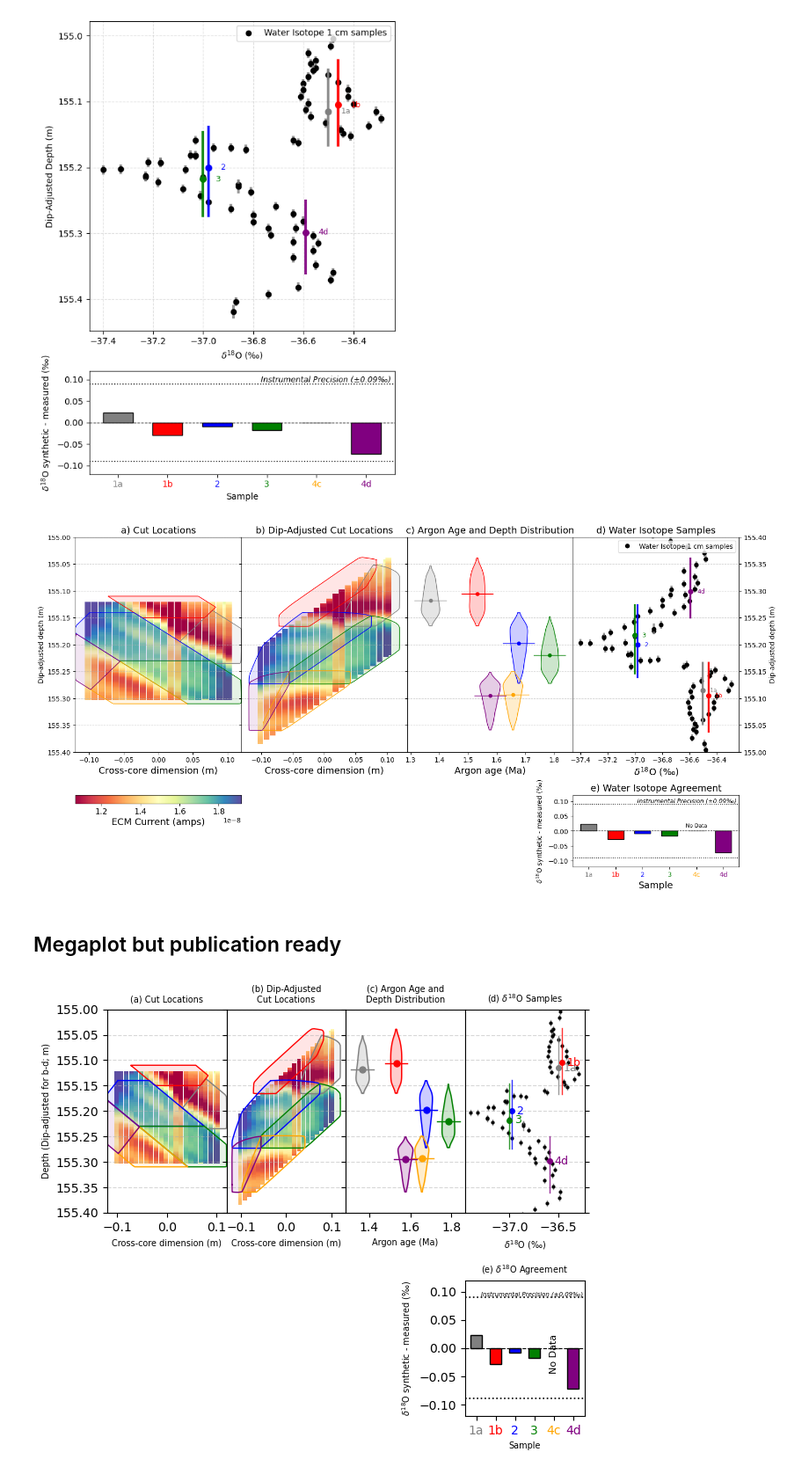
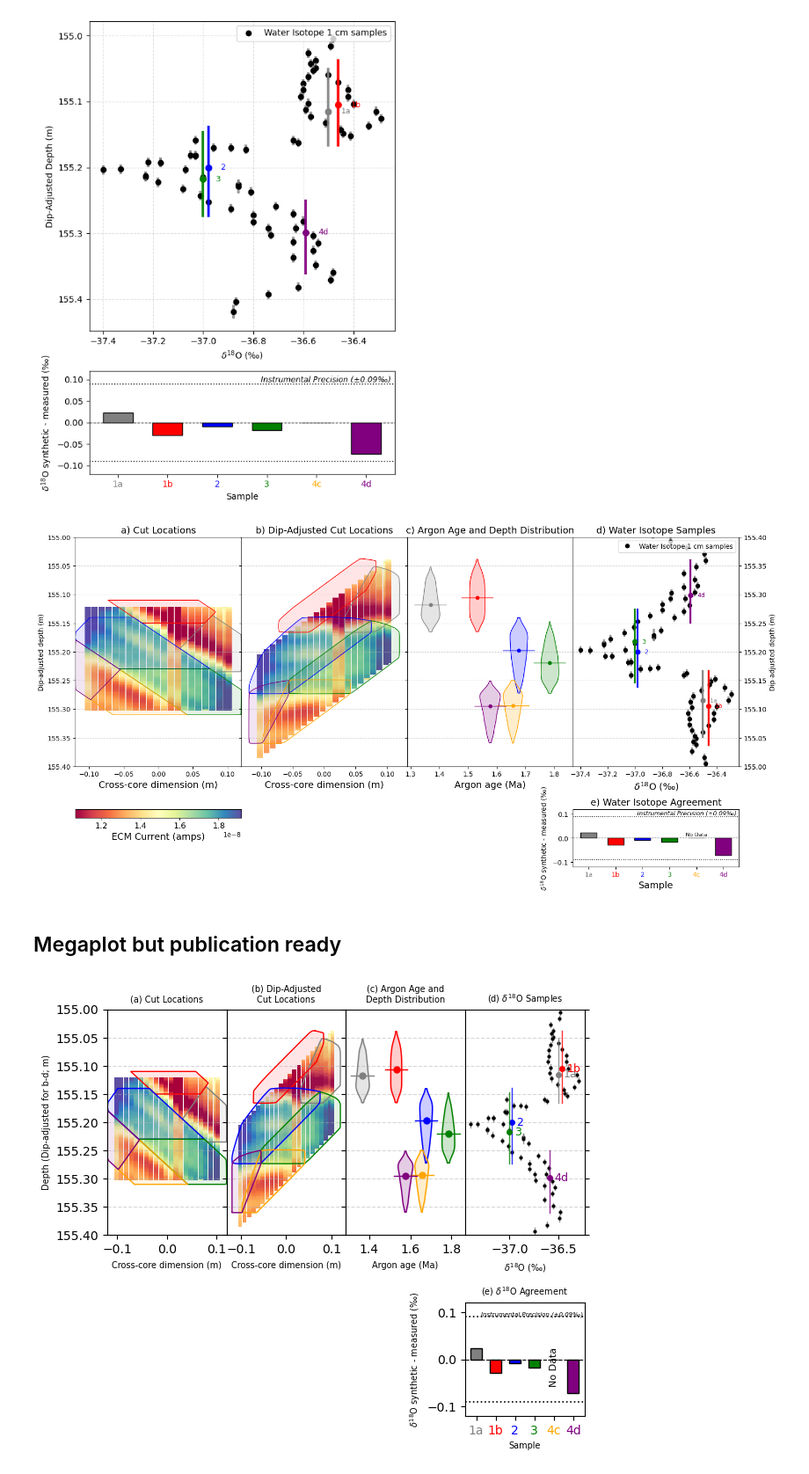
Before and after one commit to liamkirkpatrick/alhic1901_deeplayering, a Jupyter notebook: scripts/argon_plots/plot_argon.ipynb, the cells around one changed output. Shown at 88% size. Cells and saved outputs as stored; diff of their text form; code cells hidden in the pictures.

```diff
--- a/scripts/argon_plots/plot_argon.ipynb
+++ b/scripts/argon_plots/plot_argon.ipynb
@@ -877,7 +880,7 @@ plt.show()
 ## The MEGAPLOT - combining ECM, cut outlines, depth histograms, and argon ages
 # %%
 # Make figure
-fig, ax = plt.subplots(2, 4, figsize=(18, 9), gridspec_kw={'height_ratios': [3, 1],'width_ratios':[1, 1, 1, 1]})
+fig, ax = plt.subplots(2, 4, figsize=(18, 9), gridspec_kw={'height_ratios': [4, 1],'width_ratios':[1, 1, 1, 1]})
 
 # make a list of easily differentiated colors (at least 6)
 colors = ['grey', 'red', 'blue', 'green', 'orange', 'purple']
@@ -1084,12 +1087,12 @@ for tick, color in zip(ax[1,3].get_xticklabels(), bar_colors):
 # increase the spacing between rows
 fig.subplots_adjust(hspace=0.3)
 # %% [output]
-[figure, old version]
+[figure, new version]
 # %% [markdown]
 ## Megaplot but publication ready
 # %%
 # Make figure
-fig, ax = plt.subplots(2, 4, figsize=(7, 6), gridspec_kw={'height_ratios': [3, 2],'width_ratios':[1, 1, 1, 1]})
+fig, ax = plt.subplots(2, 4, figsize=(7, 6), gridspec_kw={'height_ratios': [2, 1],'width_ratios':[1, 1, 1, 1]})
 
 # make a list of easily differentiated colors (at least 6)
 colors = ['grey', 'red', 'blue', 'green', 'orange', 'purple']
@@ -1277,36 +1280,36 @@ ax[1,3].axhline(-0.09, color='black', linewidth=1.2, linestyle=':')
 
 # add a label ('instrumental precision') below upper black dashed line in italics
 ax[1,3].text(
-     len(df_samples) - 1 + 0.5, 0.09, 'Instrumental Precision (±0.09‰)',
-     color='black', va='bottom', ha='right', fontsize=5, style='italic'
+     len(df_samples) - 1 + 0.5, 0.09, 'Instrumental Precision',
+     color='black', va='bottom', ha='right', fontsize=7, style='italic'
 )
 
 ax[1,3].axhline(0, color='black', linewidth=0.8, linestyle='--')
 ax[1,3].set_xticks(x)
 ax[1,3].set_ylim([-0.12, 0.12])
 
 labels = [names[i] if i < len(names) else str(df_samples['age'].iloc[i]) for i in range(len(df_samples))]
 
 # add a "no data" label below bars with NaN values
 for i, is_nan in enumerate(nan_mask):
      if is_nan:
           ax[1,3].text(
                i, 0.025, 'No Data', color='black', ha='center', va='top', fontsize=8, rotation=90
           )
 
 ax[1,3].set_xticklabels(labels)
 
 for tick, color in zip(ax[1,3].get_xticklabels(), bar_colors):
      tick.set_color(color)
 
 #============================================================================================
 # finalize layout
 
 # increase the spacing between rows
 fig.subplots_adjust(hspace=.4)
 
 # save final figure as pdf and png
 fig.savefig(path_to_final_figures+'pdf/figure5.pdf', dpi=300)
 fig.savefig(path_to_final_figures+'png/figure5.png', dpi=300)
 # %% [output]
-[figure, old version]
+[figure, new version]
```
Also changed, not shown: parts of 4 cells of this notebook, 4 other files.
